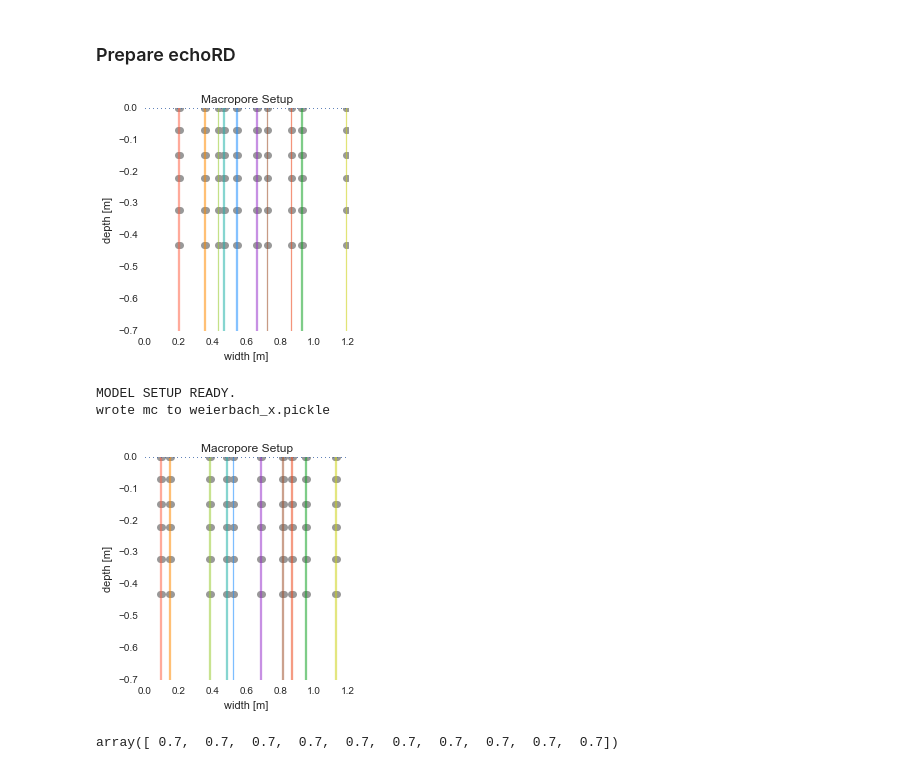
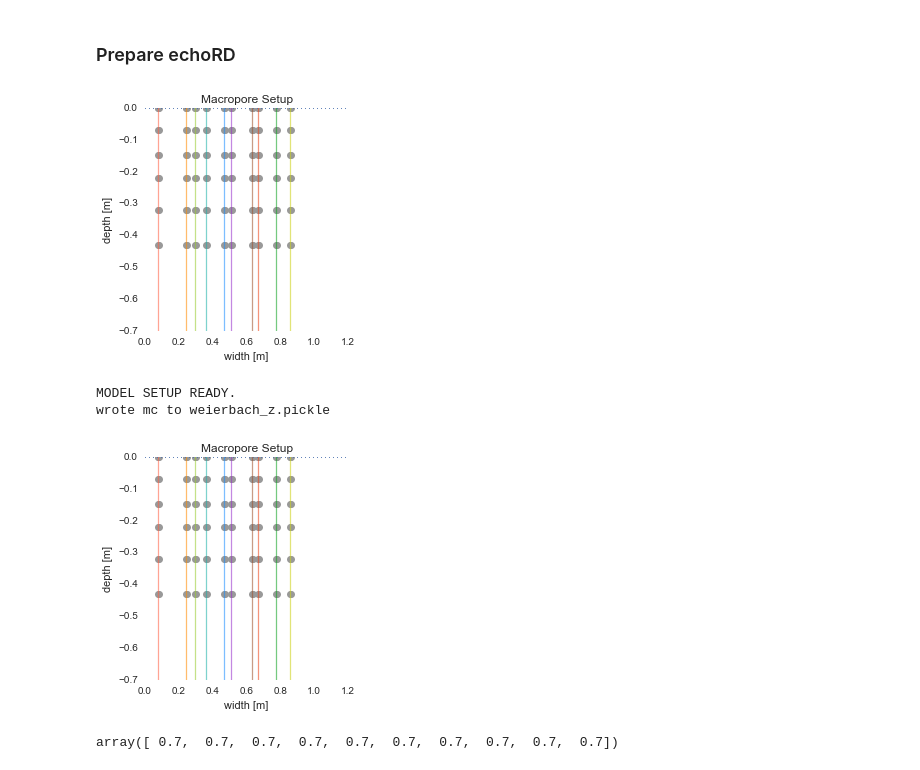
Before and after one commit to cojacoo/echoRD_weierbach, a Jupyter notebook: echoRD2D_Weierbach_prep.ipynb, the cells around one changed output. Cells and saved outputs as stored; diff of their text form; code cells hidden in the pictures.

```diff
--- a/echoRD2D_Weierbach_prep.ipynb
+++ b/echoRD2D_Weierbach_prep.ipynb
@@ -36,21 +36,21 @@ except:
 # %%
 #connect to echoRD
 import run_echoRD as rE
 #connect and load project
-[dr,mc,mcp,pdyn,cinf,vG]=rE.loadconnect(pathdir='../',mcinif='mcini_weierbach_x',experimental=True)
-mc=rE.preproc_echoRD(mc, dr, mcp,'weierbach_x.pickle')
+[dr,mc,mcp,pdyn,cinf,vG]=rE.loadconnect(pathdir='../',mcinif='mcini_weierbach_z',experimental=True)
+mc=rE.preproc_echoRD(mc, dr, mcp,'weierbach_z.pickle')
 #mc = mcp.mcpick_out(mc,'weierbach_x1.pickle')
-runname='weierbach_x'
+runname='weierbach_z'
 mc.advectref='Shipitalo'
 # %% [output]
-[figure, old version]
+[figure, new version]
 MODEL SETUP READY.
-wrote mc to weierbach_x.pickle
+wrote mc to weierbach_z.pickle
 # %%
 import macropore_ini as mpo
 mpo.mac_plot(mc.macP,mc,'macs_'+runname+'.pdf')
 # %% [output]
-[figure, old version]
+[figure, new version]
 # %%
 #extend deep macropores
 #mc.md_macdepth[mc.md_macdepth==0.43]=0.7
```
Also changed, not shown: 7 other files.
